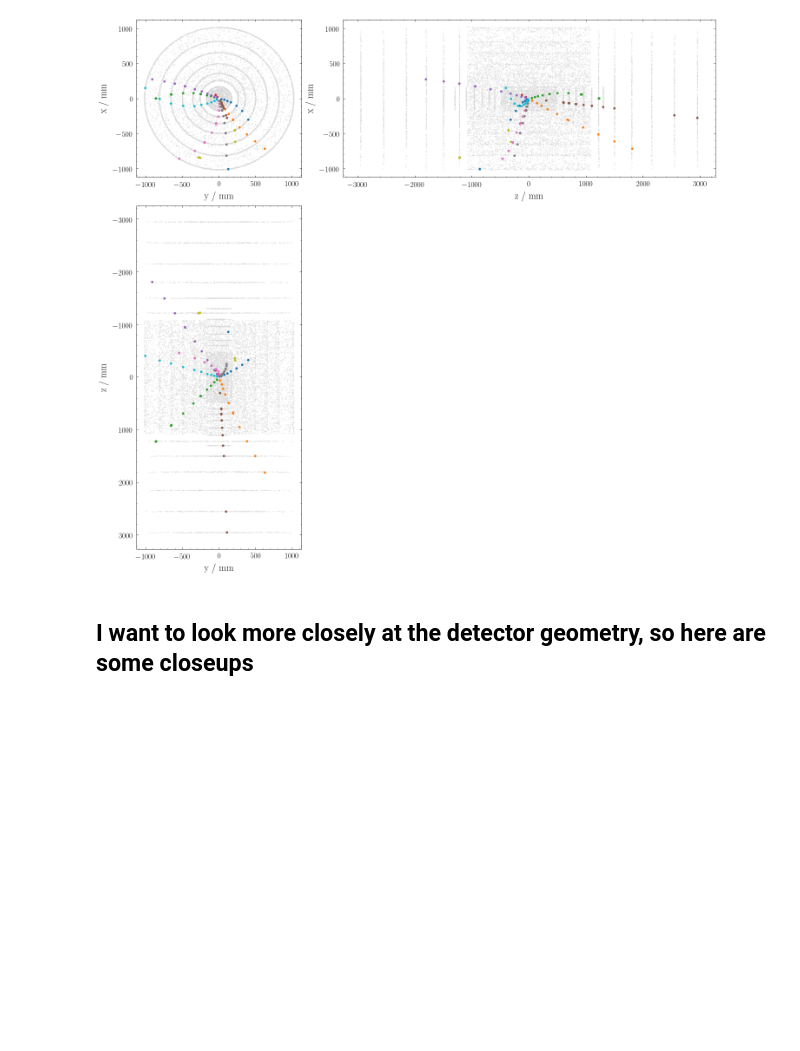
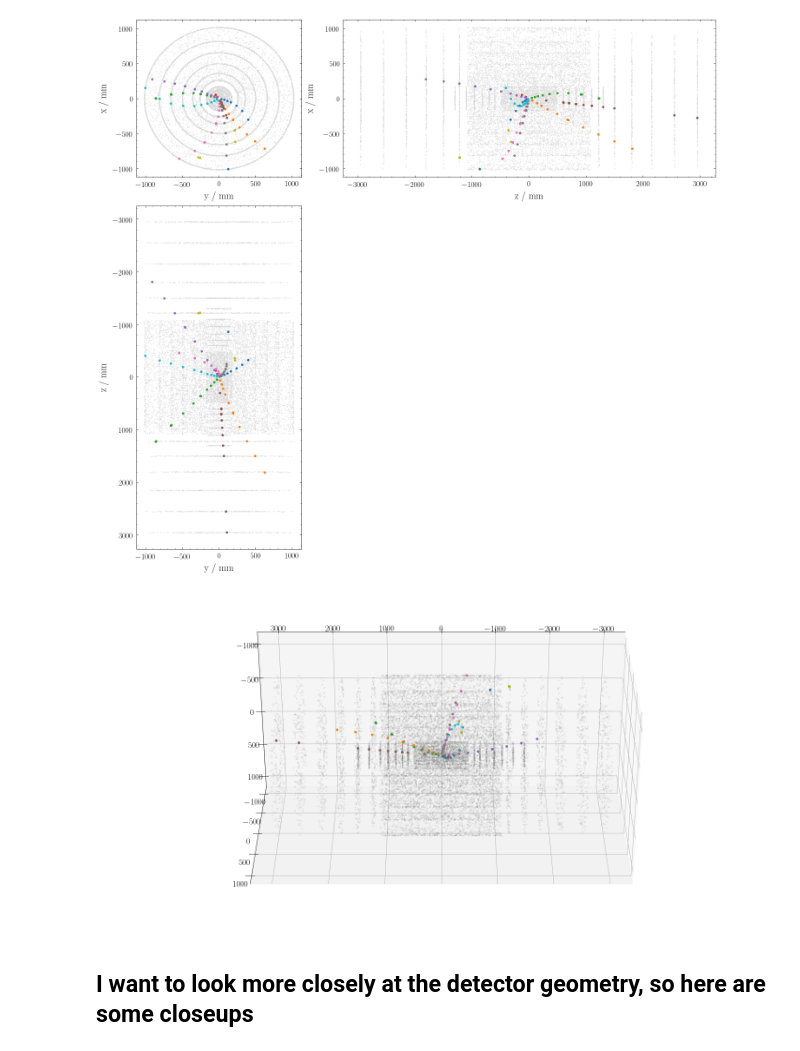
Before and after one commit to jxi24/TrackML, a Jupyter notebook: Jacks_plots.ipynb, the cells around one changed output. Cells and saved outputs as stored; diff of their text form; code cells hidden in the pictures; blank space fills up the shorter version.

Commit message:
Added a 3D plot in Jacks_plots.ipynb

```diff
--- a/Jacks_plots.ipynb
+++ b/Jacks_plots.ipynb
@@ -179,6 +179,26 @@ plt.tight_layout()
 plt.show()
 # %% [output]
 [figure]
+# %%
+from mpl_toolkits.mplot3d import Axes3D
+fig = plt.figure(figsize = (20,10))
+ax = fig.add_subplot(111, projection='3d')
+
+colors = ['0.5']
+alphas = [0.1]
+sizes = [5]
+for i in range(numtracks):
+    colors.append('C' + str(i))
+    sizes.append(20)
+    alphas.append(1.0)
+for i in range(0,numtracks):
+    ax.scatter(track_hits_list_xyz[i][:,2],track_hits_list_xyz[i][:,0],track_hits_list_xyz[i][:,1],
+               s=sizes[i],color=colors[i],alpha = alphas[i])
+ax.view_init(120, 90)
+plt.tight_layout()
+plt.show()
+# %% [output]
+[figure, added]
 # %% [markdown]
 ## I want to look more closely at the detector geometry, so here are some closeups
 # %% [markdown]
```
